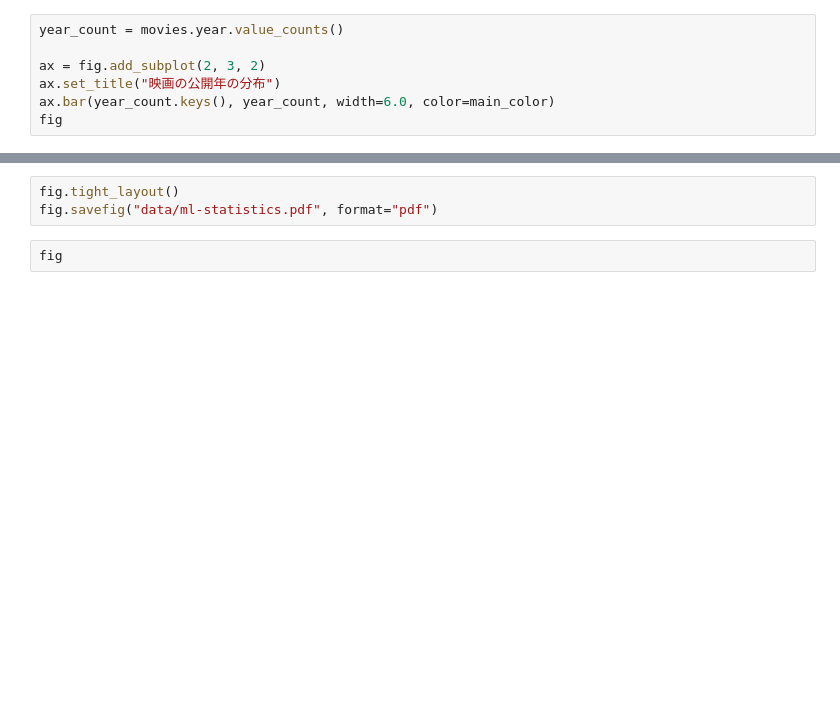
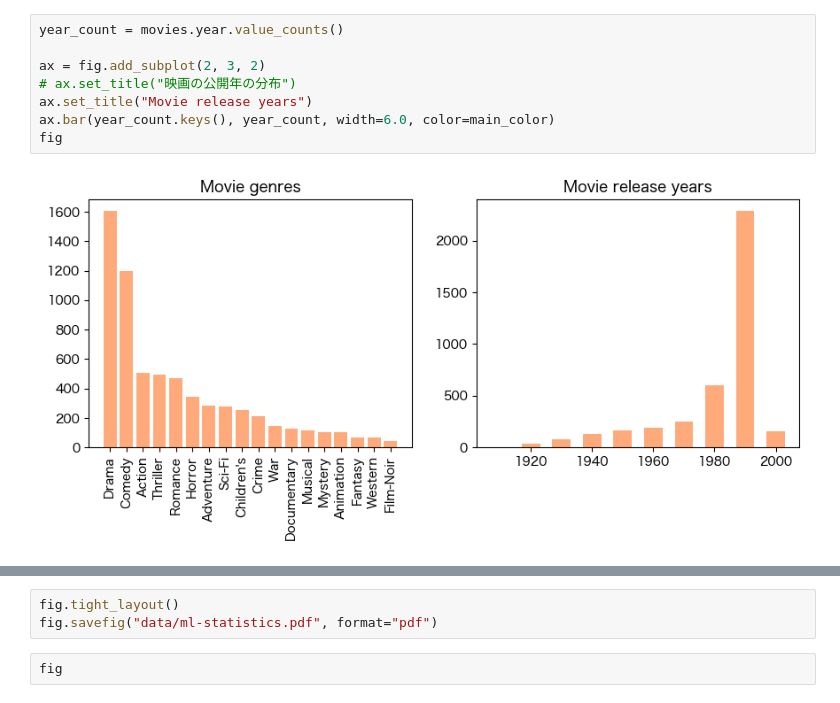
Before and after one commit to tishii2479/aau2v, a Jupyter notebook: notebooks/visualize_ml_data.ipynb, the cells around one changed output, grey strips where cells are left out. Cells and saved outputs as stored; diff of their text form; blank space fills up the shorter version.

```diff
--- a/notebooks/visualize_ml_data.ipynb
+++ b/notebooks/visualize_ml_data.ipynb
@@ -30,10 +50,13 @@ fig
 # %%
 year_count = movies.year.value_counts()
 
 ax = fig.add_subplot(2, 3, 2)
-ax.set_title("映画の公開年の分布")
+# ax.set_title("映画の公開年の分布")
+ax.set_title("Movie release years")
 ax.bar(year_count.keys(), year_count, width=6.0, color=main_color)
 fig
+# %% [output]
+[figure, added]
 # %%
 ratings = pd.read_csv("../data/ml-1m/ratings.dat", sep="::", engine="python", header=None)
 ratings.columns = ["user_id", "movie_id", "rate", "timestamp"]
```
Also changed, not shown: parts of 11 cells of this notebook, 25 other files.
